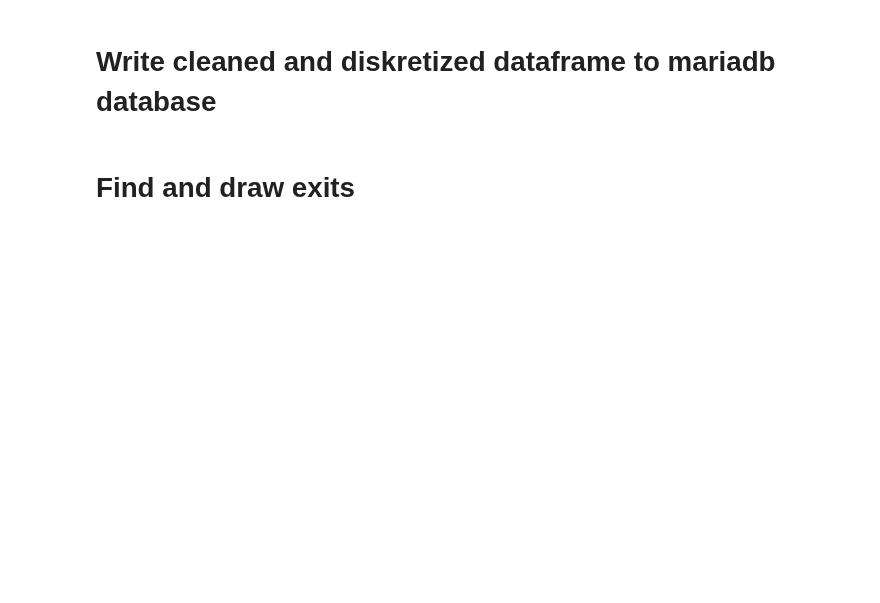
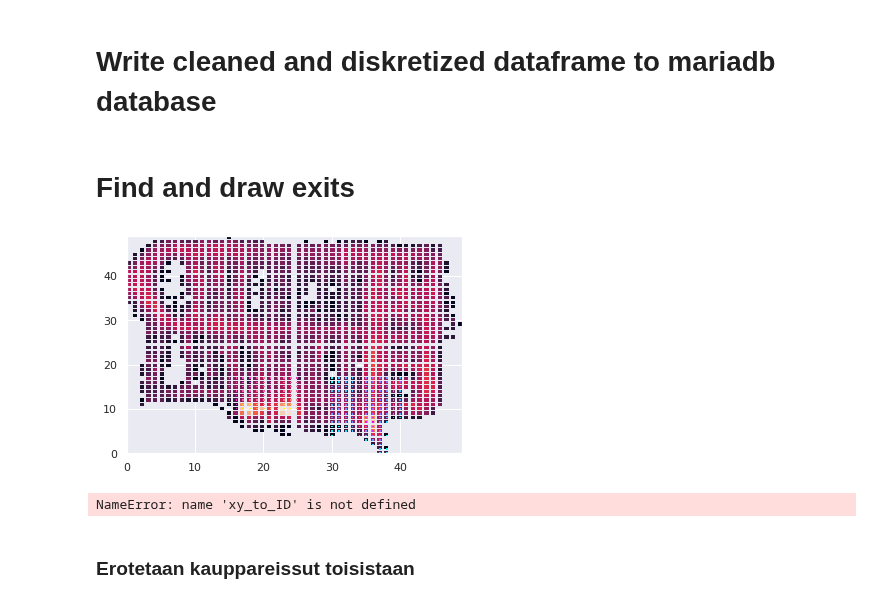
Before and after one commit to Erik-Eki/Project-2-machine-learning-applications, a Jupyter notebook: main.ipynb, the cells around one changed output. Saved outputs shown, nothing was run; the diff lists cells and outputs as text; code cells hidden in the pictures; blank space fills up the shorter version.

```diff
--- a/main.ipynb
+++ b/main.ipynb
@@ -101,3 +90,5 @@ node numero 32 valmis
 # %%
-df1 = pd.read_csv('./data/temp_data.csv')
+df1 = pd.read_csv('./temp_data.csv')
+import os
+os.remove("./temp_data.csv")
 df1.head(5)
@@ -111,5 +109,6 @@ df1 = df1[df1.node_id != 32]
 # %% [markdown]
 # Adding xy_grid values to dataframe (50x50)
 # %%
-df1 = xy_to_grid(df1, df1.x, df1.y, 50)
+grid_size = 50
+df1 = xy_to_grid(df1, df1.x, df1.y, grid_size)
 df1.head()
@@ -126,0 +129,23 @@ draw_exits(df1, sisään_xx, sisään_yy, ulos_xx, ulos_yy)
+# %%
+in_x, in_y = sisään(df1)
+out_x, out_y = ulos(df1)
+
+draw_exits(df1, in_x, in_y, out_x, out_y)
+# %% [output]
+[figure, added]
+# %%
+# Muokataan sisäänkäynnin ja kassojen sijainnit ID-muotoon.
+in_ID = xy_to_ID(in_x,in_y, grid_size)
+out_ID = xy_to_ID(out_x,out_y, grid_size)
+
+# # Voidaan tarkistaa sijaintien oikeellisuus
+sns.scatterplot(x="x_grid", y="y_grid", data = df1)
+sns.scatterplot(x=in_x, y=in_y)
+sns.scatterplot(x=out_x, y=out_y)
+hmax= sns.kdeplot(df1.x_grid, df1.y_grid, cmap="afmhot", shade=True, alpha = 0.7)
+hmax.collections[3].set_alpha(0)
+plt.show()
+# %% [output]
+NameError: name 'xy_to_ID' is not defined
+# %% [markdown]
+### Erotetaan kauppareissut toisistaan
```
Also changed, not shown: parts of 14 cells of this notebook, 3 other files.
